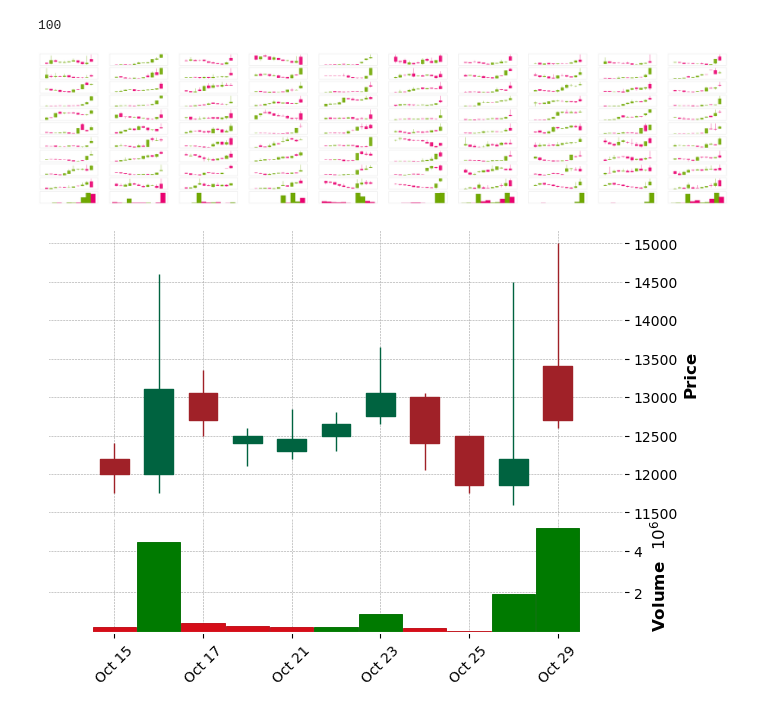
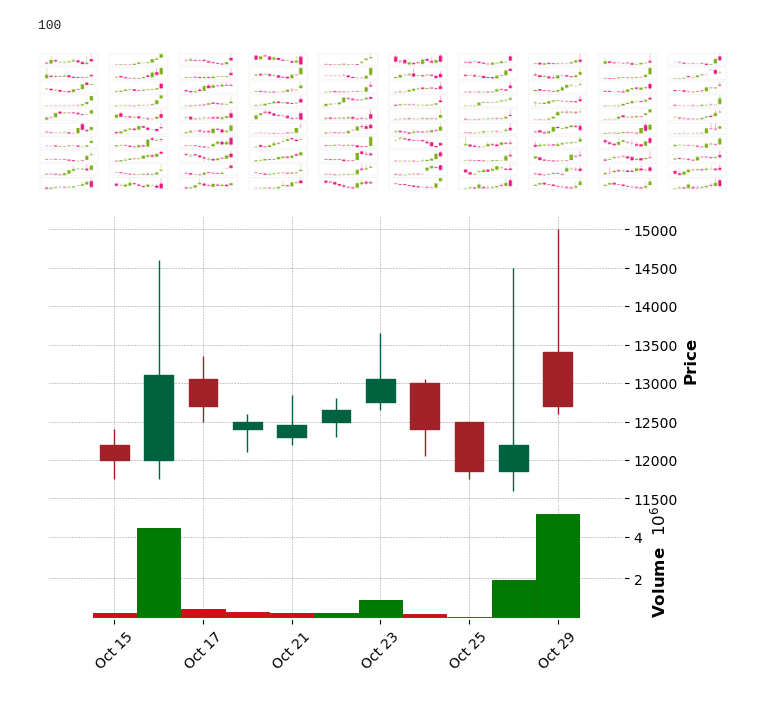
Before and after one commit to kknaks/assingment, a Jupyter notebook: 221228_stock/stock5.ipynb, the cells around one changed output. Saved outputs shown, nothing was run; the diff lists cells and outputs as text; code cells hidden in the pictures.

```diff
--- a/221228_stock/stock5.ipynb
+++ b/221228_stock/stock5.ipynb
@@ -182,27 +182,23 @@ len(plt_stock)
 # %%
 fig = mpf.figure(figsize=(50, 20))
 for i in range(len(plt_stock)):
     top_ax = fig.add_subplot(20, 10, i+1, style ='binance')
     top_ax.xaxis.set_visible(False)
     top_ax.yaxis.set_visible(False)
-
-    bottom_ax = fig.add_subplot(20, 10, i+11 , style ='binance')
-    bottom_ax.xaxis.set_visible(False)
-    bottom_ax.yaxis.set_visible(False)
 
     try :
         stock_code = stock.stock_code[i]
         end_date = re.sub("-","",stock.date[i])
         res = get_info_from_kisapi(stock_code,end_date)
         data = get_info_from_stock(res)
         for cn in data.columns:
             data[f'{cn}'] = data[f'{cn}'].apply(lambda x : int(x))
-        mpf.plot(data, type='candle',volume= bottom_ax ,ax = top_ax)
+        mpf.plot(data, type='candle', ax = top_ax )
 
     except TypeError:
         pass
 # %% [output]
-[figure, old version]
+[figure, new version]
 # %%
 mpf.plot(data,type='candle', style='charles', volume=True)
 # %% [output]
```
Also changed, not shown: 3 other files.
